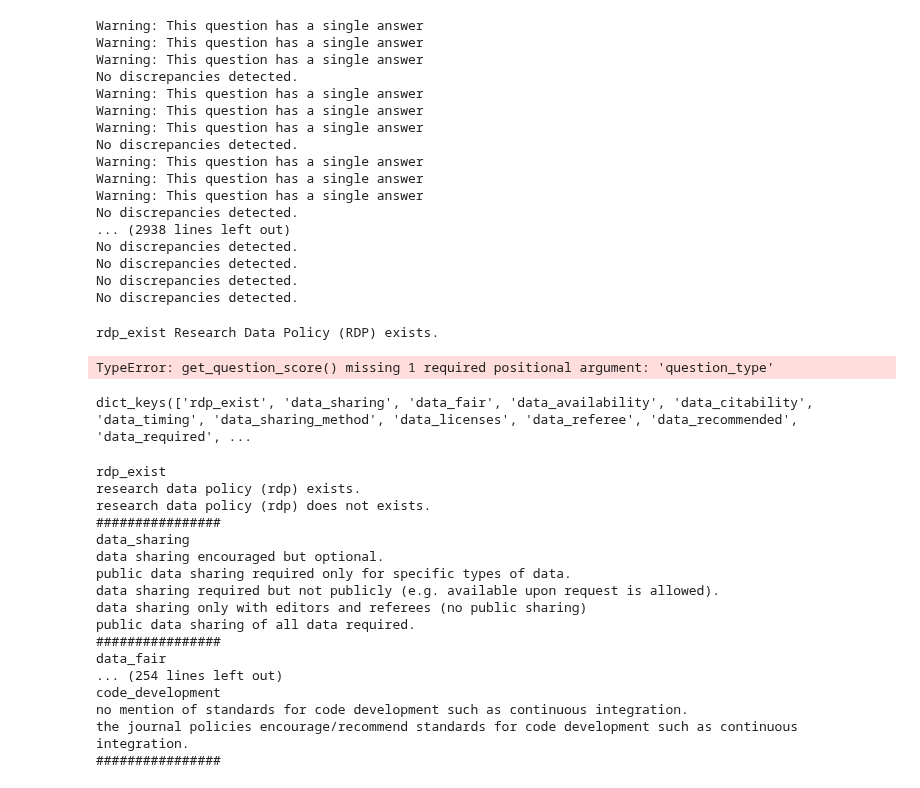
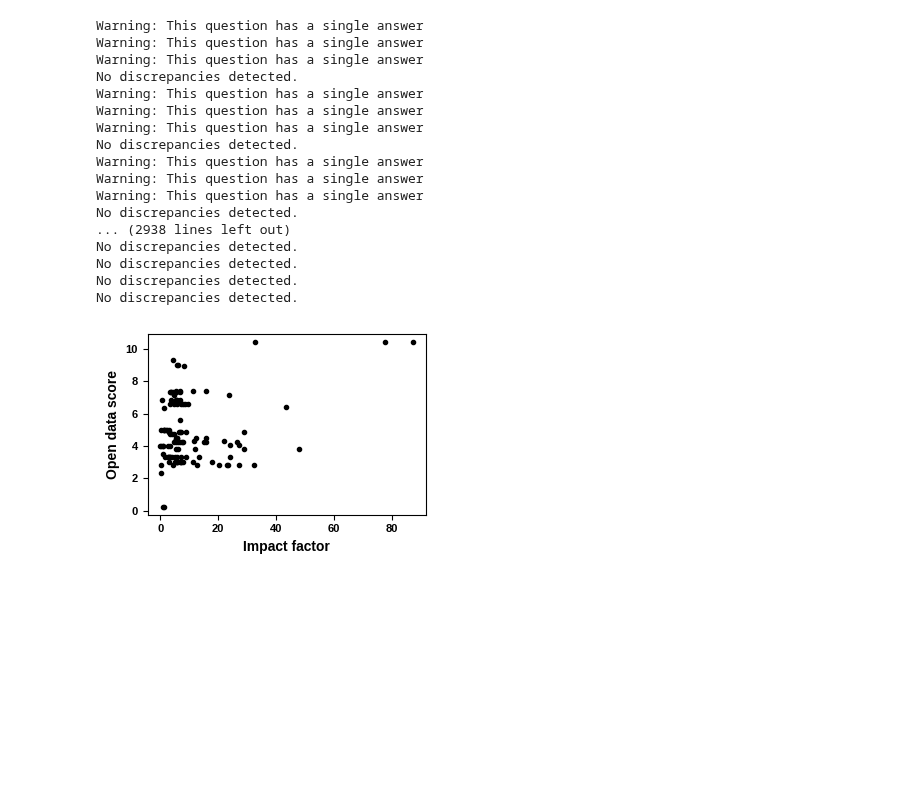
Before and after one commit to daemoncost/Journal-Research-Data-Policy, a Jupyter notebook: notebooks/exploration/analysis_policy_vs_impact_factor.ipynb, the cells around one changed output. Cells and saved outputs as stored; diff of their text form; code cells hidden in the pictures; blank space fills up the shorter version.

```diff
--- a/notebooks/exploration/analysis_policy_vs_impact_factor.ipynb
+++ b/notebooks/exploration/analysis_policy_vs_impact_factor.ipynb
@@ -35,12 +36,21 @@ def get_question_score(question, answer, multiple_choice_scores, question_type,
     if question_type[question] == "open":
         return 0.0
 
-    answer = answer.lower()
+    answer_text = answer.correct_answer.text.lower()
 
     question_number = question_number_lookup[question]
-    return multiple_choice_scores[question_number]["answers"][answer]
+    return multiple_choice_scores[question_number]["answers"][answer_text]
 
 
 multiple_choice_scores = load_yaml("../../data/metadata/question_metadata_score.yaml")
 question_type = load_yaml("../../data/metadata/question_type.yaml")
 question_number_lookup = get_question_number_lookup(multiple_choice_scores)
+
+csv_read = _load_csv("../../data/metadata/journal_selection.csv")
+
+impact_factor_dict = {}
+for journal, impact_factor in zip(csv_read["title"], csv_read["citations_avg"]):
+    impact_factor_dict[journal.lower().replace(" ", "_")] = impact_factor
+
+print(impact_factor_dict)
+#print(csv_read["title"], csv_read["citations_avg"], csv_read["citations_median"])
@@ -89,45 +101,33 @@ No discrepancies detected.
 No discrepancies detected.
 No discrepancies detected.
 # %%
-question_answer_dict = defaultdict(list)
+score_dict = defaultdict(list)
+
+impact_factor_list = []
+score_list = []
 
 for publisher, publisher_results in processed_data.items():
     for journal, journal_results in publisher_results.items():
+
+        score_dict[journal] = 0
+
         for question, answer in journal_results.items():
-            print(question, answer.correct_answer.text)
+            score = get_question_score(question, answer, multiple_choice_scores, question_type, question_number_lookup)
+            score_dict[journal] += score
 
-            score = get_question_score(question, answer, multiple_choice_scores, question_type, question_number_lookup)
-            print(score)
+        if journal in impact_factor_dict:
+            impact_factor = impact_factor_dict[journal]
+
+            impact_factor_list.append(impact_factor)
+            score_list.append(score_dict[journal])
-# %% [output]
-rdp_exist Research Data Policy (RDP) exists.
-TypeError: get_question_score() missing 1 required positional argument: 'question_type'
-# %%
-count_dict.keys()
-# %% [output]
-dict_keys(['rdp_exist', 'data_sharing', 'data_fair', 'data_availability', 'data_citability', 'data_timing', 'data_sharing_method', 'data_licenses', 'data_referee', 'data_recommended', 'data_required', ...
-# %%
-for ind, question in enumerate(count_dict.keys()):
-    counts = count_dict[question]
-
-    print(question)
-    for c in counts.keys():
-        print(c.lower())
-    print("################")
-# %% [output]
-rdp_exist
-research data policy (rdp) exists.
-research data policy (rdp) does not exists.
-################
-data_sharing
-data sharing encouraged but optional.
-public data sharing required only for specific types of data.
-data sharing required but not publicly (e.g. available upon request is allowed).
-data sharing only with editors and referees (no public sharing)
-public data sharing of all data required.
-################
-data_fair
-... (254 lines left out)
-code_development
-no mention of standards for code development such as continuous integration.
-the journal policies encourage/recommend standards for code development such as continuous integration.
-################
+# %%
+fig = plt.figure(figsize=(3.5, 2.5))
+
+plt.plot(impact_factor_list, score_list, ".k")
+plt.xlabel("Impact factor")
+plt.ylabel("Open data score")
+plt.tight_layout()
+
+fig.savefig("../../data/processed/policy_vs_impact_factor.pdf")
+# %% [output]
+[figure, added]
```
Also changed, not shown: parts of 2 cells of this notebook, 1 other file.
